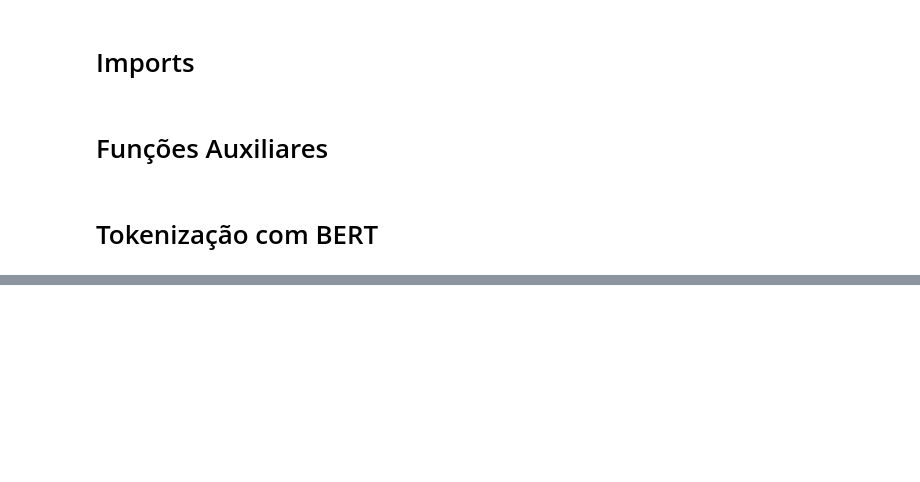
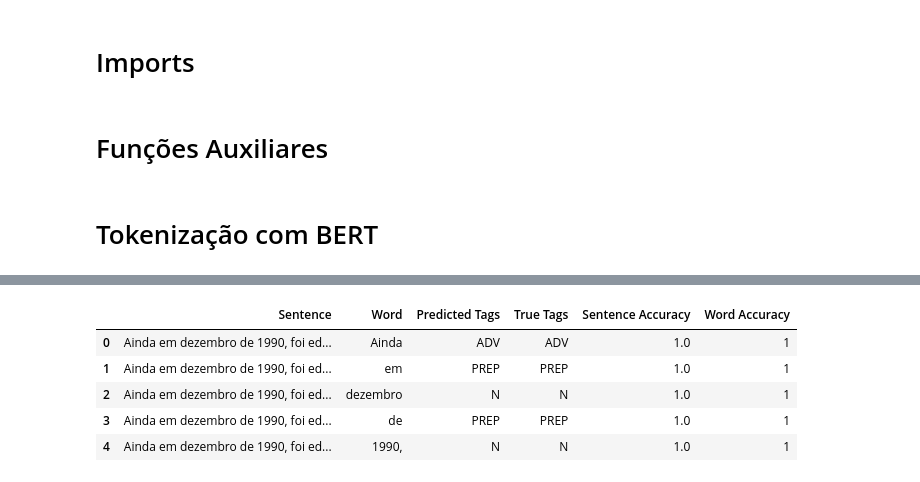
Before and after one commit to thaisfds/NLP_Natural_Language_Processing_Projects, a Jupyter notebook: TP2/main copy.ipynb, the cells around one changed output, grey strips where cells are left out. Cells and saved outputs as stored; diff of their text form; code cells hidden in the pictures; blank space fills up the shorter version.

```diff
--- a/TP2/main copy.ipynb
+++ b/TP2/main copy.ipynb
@@ -321,0 +343,16 @@ Accuracy: 0.2881
+# %%
+# Carregar os resultados do CSV usando pandas
+df = pd.read_csv('./resultados_analise_completa.csv')
+
+# Certifique-se de que as colunas estão corretamente convertidas para o tipo numérico
+df['Sentence Accuracy'] = pd.to_numeric(df['Sentence Accuracy'], errors='coerce')
+df['Word Accuracy'] = pd.to_numeric(df['Word Accuracy'], errors='coerce')
+
+df.head()
+# %% [output]
+|  | Sentence | Word | Predicted Tags | True Tags | Sentence Accuracy | Word Accuracy |
+| 0 | Ainda em dezembro de 1990, foi ed... | Ainda | ADV | ADV | 1.0 | 1 |
+| 1 | Ainda em dezembro de 1990, foi ed... | em | PREP | PREP | 1.0 | 1 |
+| 2 | Ainda em dezembro de 1990, foi ed... | dezembro | N | N | 1.0 | 1 |
+| 3 | Ainda em dezembro de 1990, foi ed... | de | PREP | PREP | 1.0 | 1 |
+| 4 | Ainda em dezembro de 1990, foi ed... | 1990, | N | N | 1.0 | 1 |
```
Also changed, not shown: parts of 17 cells of this notebook.
